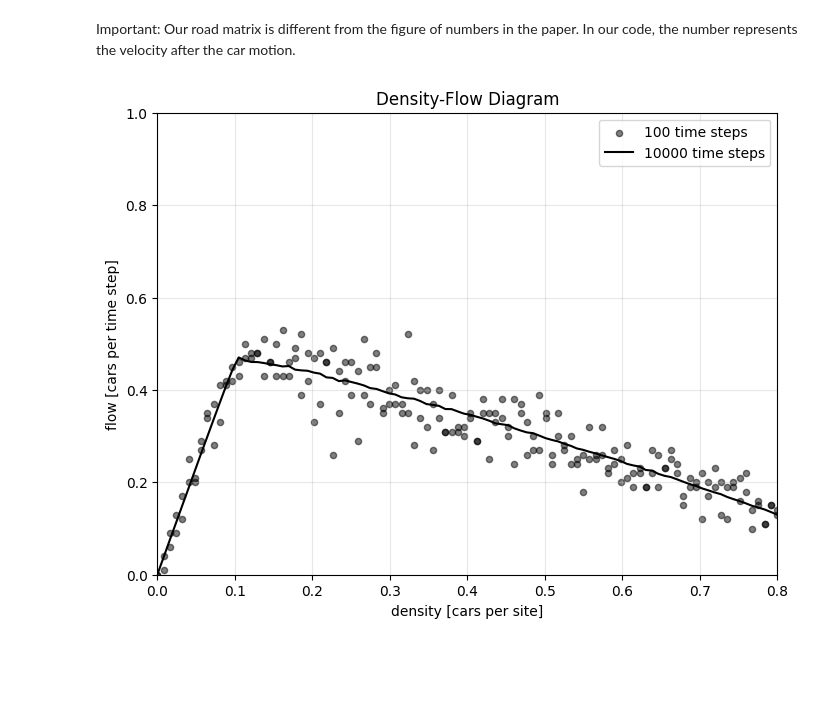
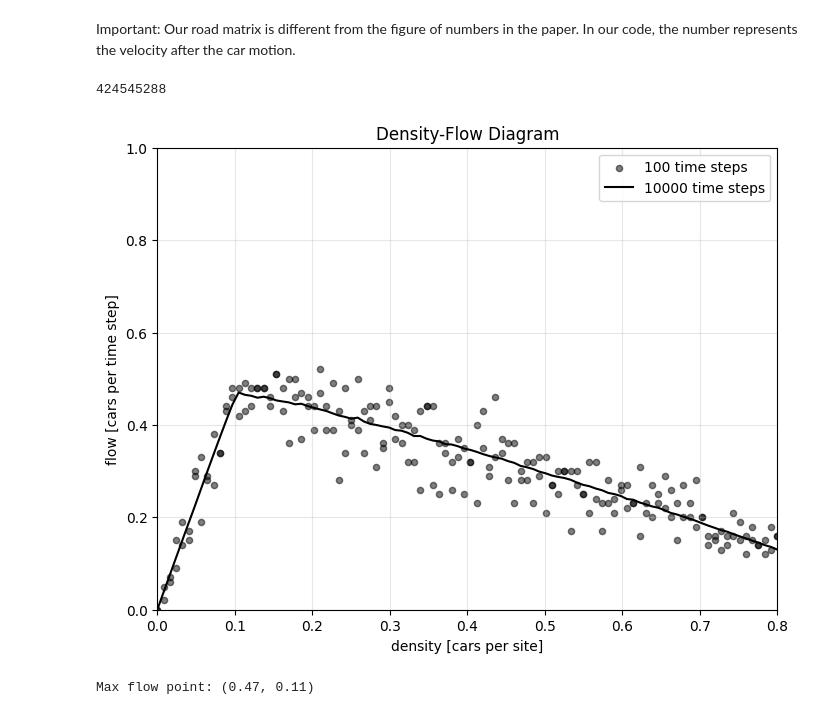
Before and after one commit to summer-dimples/summer, a Jupyter notebook: Closed_Model1.ipynb, the cells around one changed output. Drawn from its saved outputs; the diff is of its cells as text; code cells hidden in the pictures; blank space fills up the shorter version.

```diff
--- a/Closed_Model1.ipynb
+++ b/Closed_Model1.ipynb
@@ -3,9 +3,14 @@ Important: Our road matrix is different from the figure of numbers in the paper.
 # %%
 import numpy as np
 import matplotlib.pyplot as plt
+# if you don't wanna see the process of the code, just remove next line
 from tqdm import tqdm
-# set the seed to make test the code for same result
+
+# set the seed to test the code for same result
 #np.random.seed(10)
+current_seed = np.random.randint(0, 2**31 - 1)
+np.random.seed(current_seed)
+print(current_seed)
 
 # initialize the road, -1 for empty , 0 represent cars with 0 velocity
 def initialize_road(length, num_cars):
@@ -90,8 +95,7 @@ def calculate_traffic_measurements(road):
     return flow, density, avg_velocity
 # code running the simulation
 def run_simulation(length, num_cars, t0, steps, vmax=5, p=0.3):
-    current_seed = np.random.randint(0, 2**31 - 1)
-    np.random.seed(current_seed)
+
 
     road = initialize_road(length, num_cars)
 
@@ -158,6 +162,8 @@ def simulate_multiple_densities(road_length=1000, t0 = 500, time_steps_short=100
     flows_short_2 = []
     flows_long = []
 
+    # for density in densities:
+    # this is the same as above, just to see the process of the coding since it's really slow(>30 min)
     for density in tqdm(densities, desc="Simulating"):
         num_cars = int(density * road_length)  # Scale to match x-axis units
 
@@ -171,40 +177,48 @@ def simulate_multiple_densities(road_length=1000, t0 = 500, time_steps_short=100
         # Long-term simulation (10000 time steps)
         flows, _, _, _ = run_simulation(road_length, num_cars, t0, time_steps_long)
         flows_long.append(np.mean(flows))
+
+    max_flow = max(flows_long)
+    max_density = densities[np.argmax(flows_long)]
 
     # Plot results
     plt.figure(figsize=(8, 6))
     plt.scatter(densities, flows_short, alpha=0.5, s=20, color='black', label='100 time steps')
     plt.scatter(densities, flows_short_2, alpha=0.5, s=20, color='black')
     plt.plot(densities, flows_long, '-', color='black', label='10000 time steps')
 
     plt.xlabel('density [cars per site]')
     plt.ylabel('flow [cars per time step]')
     plt.title('Density-Flow Diagram')
     plt.grid(True, alpha=0.3)
     plt.xlim(0, 0.8)
     plt.ylim(0, 1)
 
     plt.legend()
     plt.show()
 
+    return max_flow, max_density
+
 # to test the code for plotting density-flow diagram, just remove the number sign in front of next line
-#simulate_multiple_densities()
+max_density, max_flow = simulate_multiple_densities()
+print(f"Max flow point: ({max_density:.2f}, {max_flow:.2f})")
 
 # code for flow-time plot (useless)
 def plot_flow_time(length, num_cars, t0, steps, vmax, p):
     flows, _, velocities, road_martix = run_simulation(length, num_cars, t0, steps, vmax, p)
     time = np.arange(steps)
     plt.figure(figsize=(12, 6))
     plt.plot(time, flows, 'k-', linewidth=1, alpha=0.7)
     plt.axhline(y=np.mean(flows), color='r', linestyle='--',
                 label=f'Mean flow: {np.mean(flows):.3f}')
 
     plt.show()
 
 # plot_flow_time(length=10000, num_cars=1000, t0 = 1000, steps=1000, vmax=5, p=0.3)
 # %% [output]
+424545288
-[figure, old version]
+[figure, new version]
+Max flow point: (0.47, 0.11)
 # %%
 # the code below create below shows how cars are moving in closed loop in our model
 # to test the code, just remove all the number sign
```
